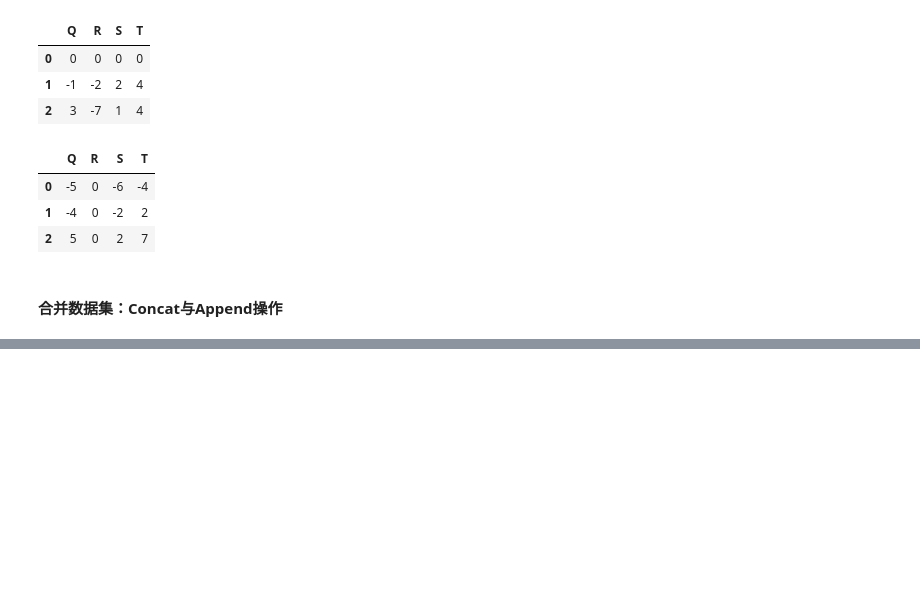
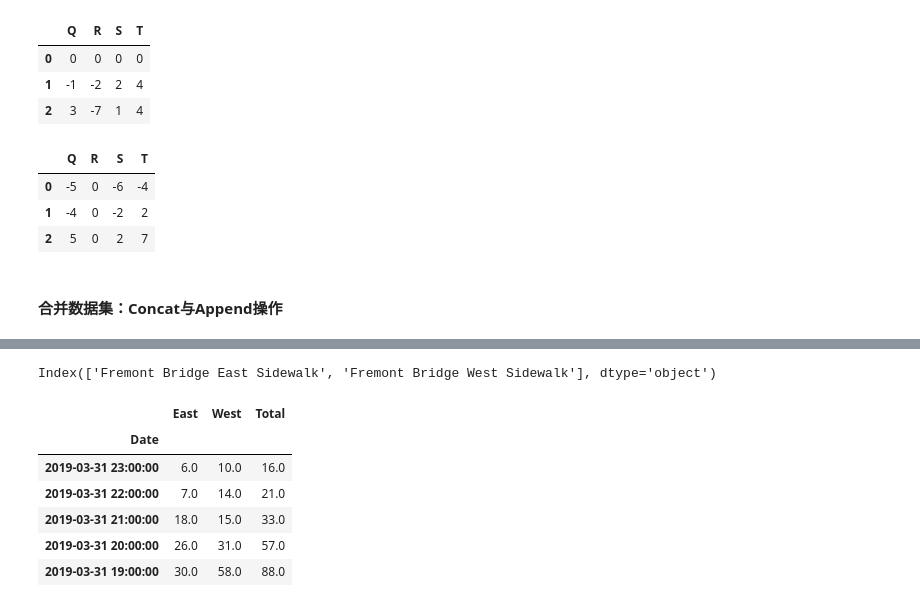
Before and after one commit to Cardle/Python, a Jupyter notebook: 2 Python数据科学手册/Python数据科学手册.ipynb, the cells around one changed output, grey strips where cells are left out. Saved outputs shown, nothing was run; the diff lists cells and outputs as text; code cells hidden in the pictures; blank space fills up the shorter version.

```diff
--- a/2 Python数据科学手册/Python数据科学手册.ipynb
+++ b/2 Python数据科学手册/Python数据科学手册.ipynb
@@ -343,0 +365,16 @@ df = make_df("ABC",range(3))
+# %%
+data.columns
+# %% [output]
+Index(['Fremont Bridge East Sidewalk', 'Fremont Bridge West Sidewalk'], dtype='object')
+# %%
+data.rename(columns={'Fremont Bridge East Sidewalk':'East','Fremont Bridge West Sidewalk':'West'},inplace=True)
+data['Total'] = data.eval('East+West')
+data.head()
+# %% [output]
+|  | East | West | Total |
+| Date |  |  |  |
+| 2019-03-31 23:00:00 | 6.0 | 10.0 | 16.0 |
+| 2019-03-31 22:00:00 | 7.0 | 14.0 | 21.0 |
+| 2019-03-31 21:00:00 | 18.0 | 15.0 | 33.0 |
+| 2019-03-31 20:00:00 | 26.0 | 31.0 | 57.0 |
+| 2019-03-31 19:00:00 | 30.0 | 58.0 | 88.0 |
```
Also changed, not shown: parts of 7 cells of this notebook, 1 other file.
